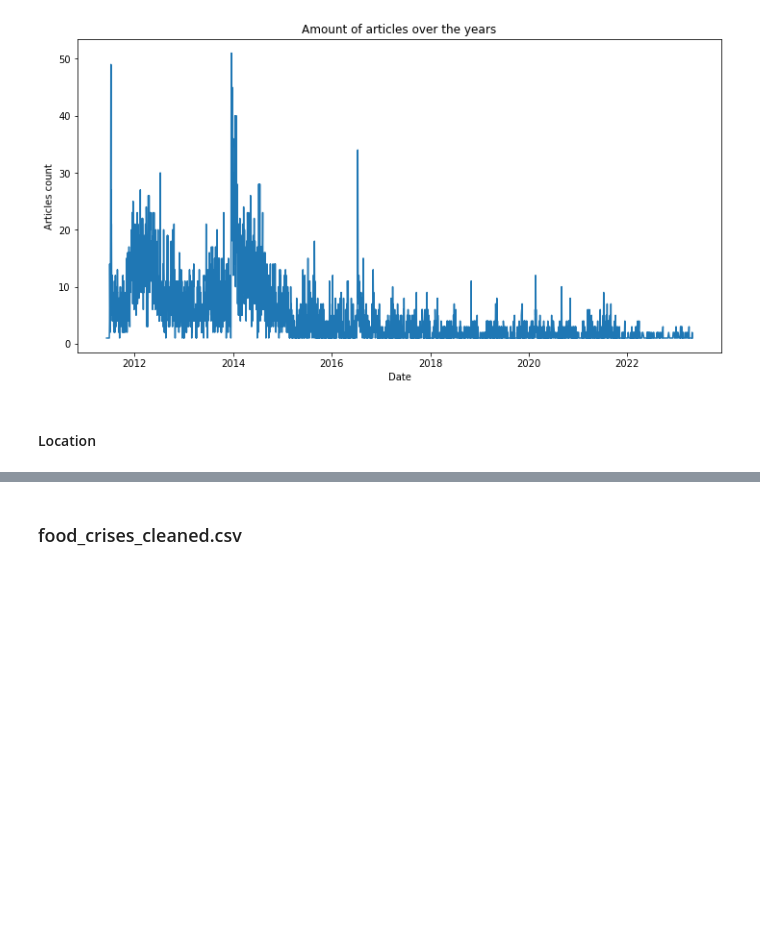
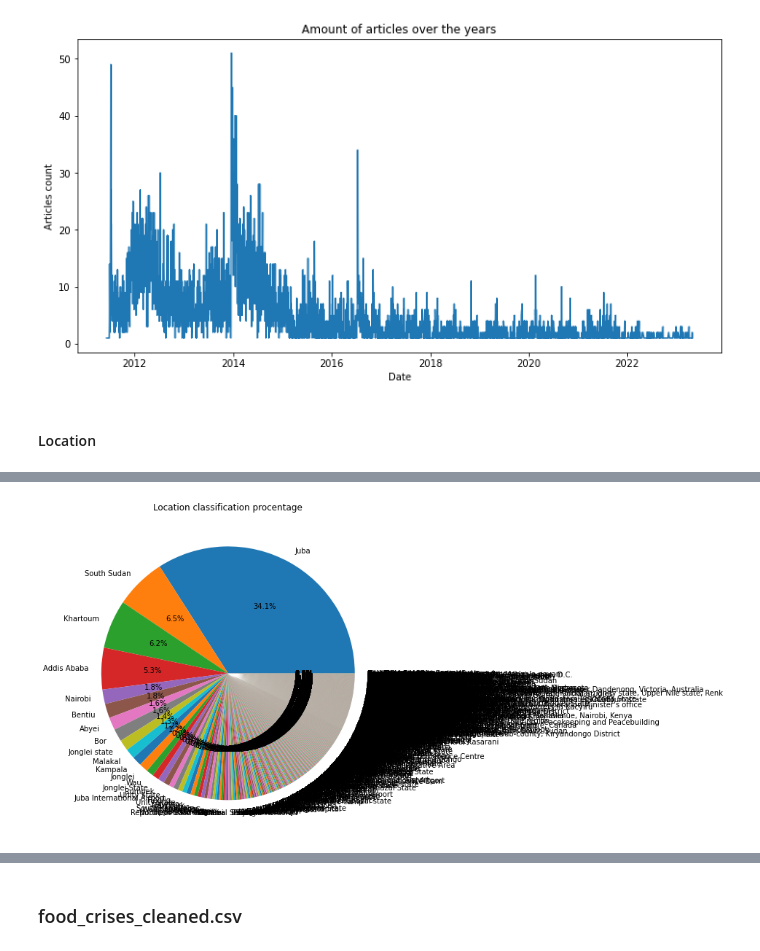
Before and after one commit to khknopp/JBG060-DC3, a Jupyter notebook: EDA_Ala.ipynb, the cells around one changed output, grey strips where cells are left out. Saved outputs shown, nothing was run; the diff lists cells and outputs as text; code cells hidden in the pictures; blank space fills up the shorter version.

```diff
--- a/EDA_Ala.ipynb
+++ b/EDA_Ala.ipynb
@@ -236,0 +276,10 @@ plt.show()
+# %%
+df_grouped_by_loc = df.groupby(pd.Grouper(key='location_article')).size()
+df_grouped_by_loc = df_grouped_by_loc.sort_values(ascending=False)
+
+plt.figure(figsize=(8, 8))
+plt.pie(df_grouped_by_loc, labels=df_grouped_by_loc.index, autopct='%1.1f%%')
+plt.title('Location classification procentage')
+plt.show()
+# %% [output]
+[figure, added]
```
Also changed, not shown: parts of 6 cells of this notebook.
